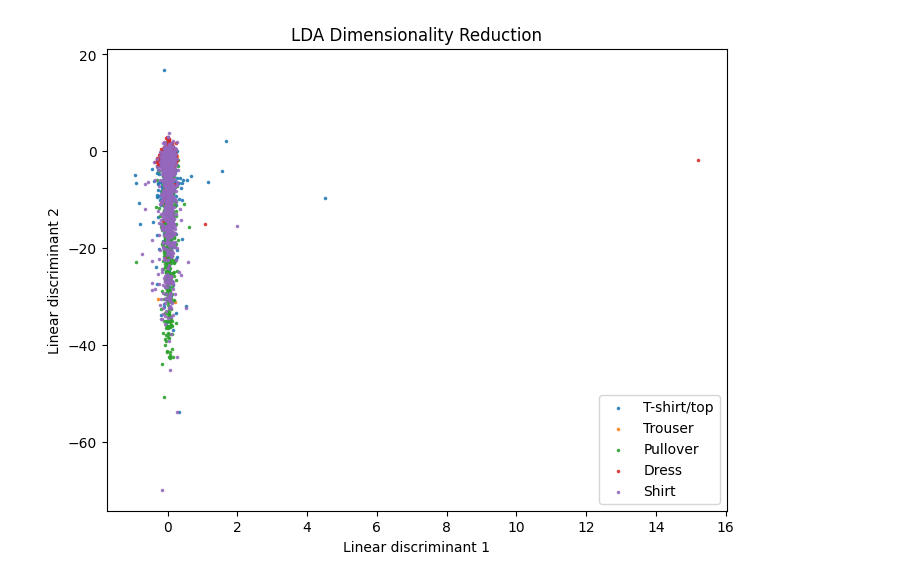
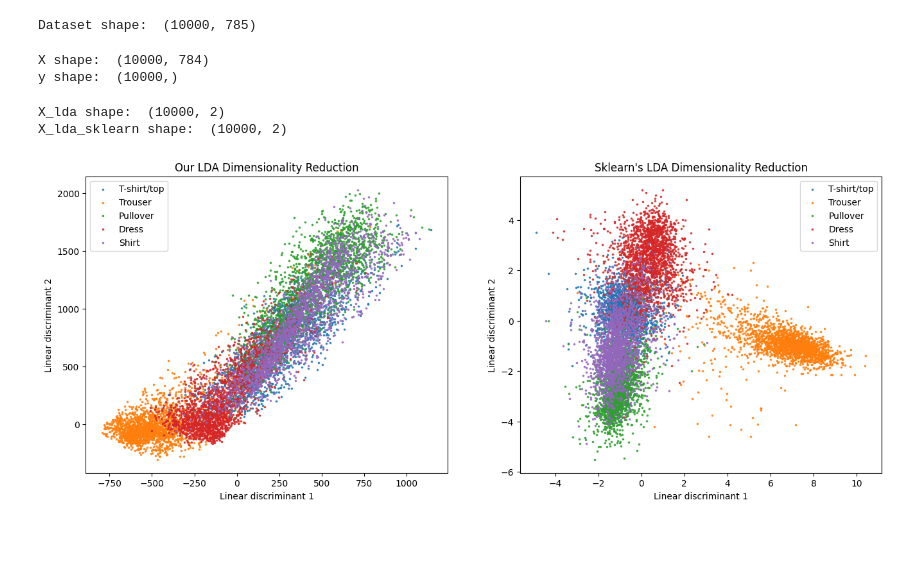
Before and after one commit to AnnaMariaGnat/ML_Project, a Jupyter notebook: LDA.ipynb, the cells around one changed output. Saved outputs shown, nothing was run; the diff lists cells and outputs as text; code cells hidden in the pictures; blank space fills up the shorter version.

```diff
--- a/LDA.ipynb
+++ b/LDA.ipynb
@@ -52,29 +7,71 @@ plt.scatter(projection[0,:],projection[1,:])
+# %%
+''' Initialize dataset '''
+dataset = np.load('datasets/fashion_train.npy') # Load dataset
+print("Dataset shape: ", dataset.shape) # Print dataset shape (10000, 785)
+# %% [output]
+Dataset shape:  (10000, 785)
+# %%
+''' Define X and y and check shapes'''
+X = dataset[:, :-1] # Define X as all columns except the last one
+y = dataset[:, -1] # Define y as the last column
+print("X shape: ", X.shape) # Print X shape (10000, 784)
+print("y shape: ", y.shape) # Print y shape (10000,)
+# %% [output]
+X shape:  (10000, 784)
+y shape:  (10000,)
+# %%
+''' Running LDAs'''
+
+# Running our LDA
+lda = lda_ajp(X, y) # Initialize our LDA
+top_components = lda.main_lds(2) # Get first 2 LDA components
+X_lda = lda.projection_matrix() # Project X onto the LDA space
+print("X_lda shape: ", X_lda.shape) # Print X_lda shape (10000, 2)
+
+# Running sklearn's LDA
+sklearn_lda_eigen = LinearDiscriminantAnalysis(n_components=2, solver='eigen') # Initialize sklearn's LDA with 2 components and eigen solver
+sklearn_lda_eigen.fit(X, y) # Fit sklearn's LDA with eigen solver
+X_lda_sklearn = sklearn_lda_eigen.transform(X) # Project X onto the LDA space
+print("X_lda_sklearn shape: ", X_lda_sklearn.shape) # Print X_lda_sklearn shape (10000, 2)
+# %% [output]
+X_lda shape:  (10000, 2)
+X_lda_sklearn shape:  (10000, 2)
 # %%
-# plotting the LDA projection
+''' Plotting '''
+
+# Labels dictionary
 labels_dict = {
     0: "T-shirt/top",
     1: "Trouser",
     2: "Pullover",
     3: "Dress",
     4: "Shirt"
 }
-# show random image and its label
-index = np.random.randint(0, len(X))
-image = X[index]
-label = y[index]
-label_name = labels_dict[label]
-# plt.scatter(projection[1], projection[0])
-projection=projection.T
 
-plt.figure(figsize=(8, 6))
-for label_value in np.unique(y):
-    indices = np.where(y == label_value)
-    plt.scatter(projection[indices, 0], projection[indices, 1], label=labels_dict[label_value], s=10, alpha=0.8, marker='.', linewidths=1)
+plt.figure(figsize=(16, 6))
 
-plt.title('LDA Dimensionality Reduction')
+# Plotting our LDA
+plt.subplot(1, 2, 1)
+for label_value, label_name in labels_dict.items():
+    mask = (y == label_value)
+    plt.scatter(X_lda[mask, 0], X_lda[mask, 1], label=label_name, s=10, alpha=0.8, marker='.', linewidths=1)
+
+plt.title('Our LDA Dimensionality Reduction')
 plt.xlabel('Linear discriminant 1')
 plt.ylabel('Linear discriminant 2')
 plt.legend()
+
+# Plotting sklearn's LDA
+plt.subplot(1, 2, 2)
+for label_value, label_name in labels_dict.items():
+    mask = (y == label_value)
+    plt.scatter(X_lda_sklearn[mask, 0], X_lda_sklearn[mask, 1], label=label_name, s=10, alpha=0.8, marker='.', linewidths=1)
+
+plt.title("Sklearn's LDA Dimensionality Reduction")
+plt.xlabel('Linear discriminant 1')
+plt.ylabel('Linear discriminant 2')
+plt.legend()
+
 plt.show()
 # %% [output]
-[figure, old version]
+[figure, new version]
```
Also changed, not shown: parts of 18 cells of this notebook.
